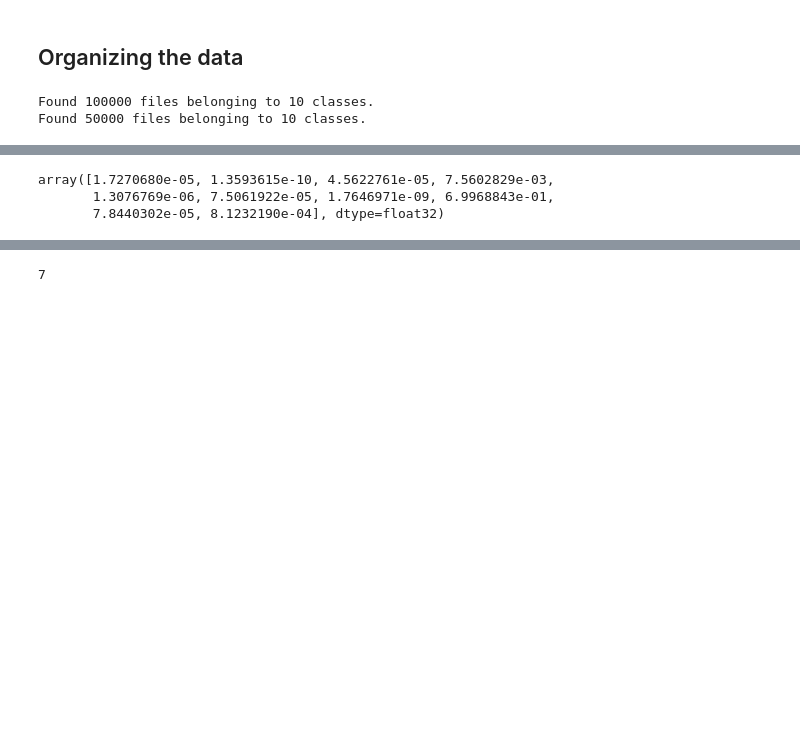
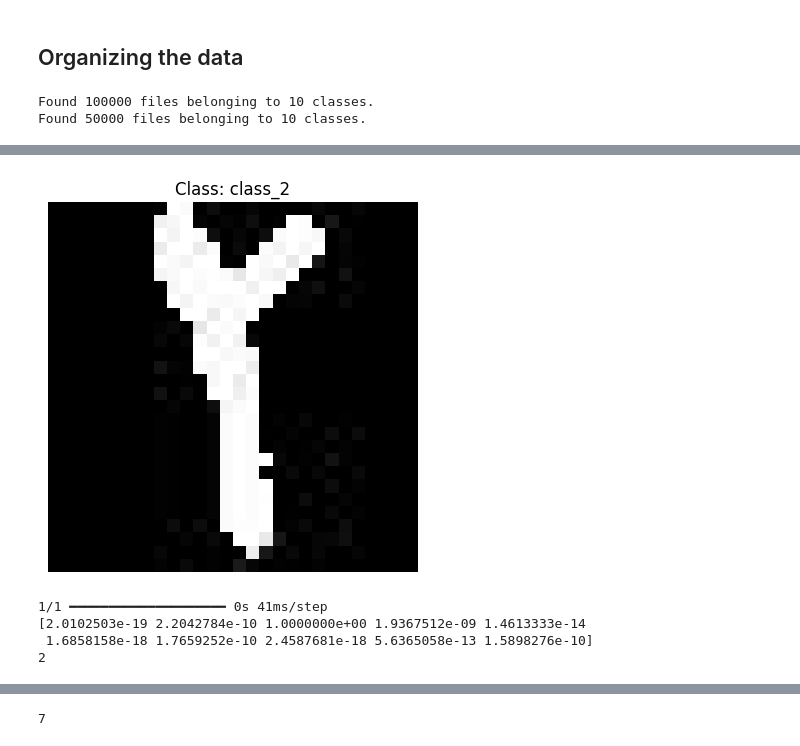
Before and after one commit to ssfatemi/DL-ML-Tutorial, a Jupyter notebook: DL-mini-projects/Persian_handwrited_digits_recognition/Persian_digits_recognition_neural_network.ipynb, the cells around one changed output, grey strips where cells are left out. Drawn from its saved outputs; the diff is of its cells as text; code cells hidden in the pictures; blank space fills up the shorter version.

```diff
--- a/DL-mini-projects/Persian_handwrited_digits_recognition/Persian_digits_recognition_neural_network.ipynb
+++ b/DL-mini-projects/Persian_handwrited_digits_recognition/Persian_digits_recognition_neural_network.ipynb
@@ -173,0 +121,8 @@ Epoch 5/5
+# %%
+for images, labels in train_ds_n.take(1):
+    #plt.imshow(images[0].numpy().astype("uint8"))
+    #plt.title(f"Class: {train_ds.class_names[labels[0]]}")
+    #plt.axis('off')
+    ##plt.show()
+    pass
+print(images[2])
@@ -173,0 +149,21 @@ Epoch 5/5
+# %%
+# Define the model
+model = tf.keras.Sequential([
+    tf.keras.layers.Conv2D(16, 3, activation='relu', input_shape=(28, 28, 3)),
+    tf.keras.layers.MaxPooling2D(),
+    tf.keras.layers.Conv2D(8, 3, activation='relu'),
+    tf.keras.layers.MaxPooling2D(),
+    tf.keras.layers.Flatten(),
+    tf.keras.layers.Dense(128, activation='relu'),
+    tf.keras.layers.Dense(10, activation='softmax')  # Adjust output units for your number of classes
+])
+
+# Compile the model
+model.compile(
+    optimizer='adam',
+    loss='sparse_categorical_crossentropy',
+    metrics=['accuracy']
+)
+
+# Train the model
+model.fit(train_ds, validation_data=test_ds, epochs=10)
@@ -179,7 +217,20 @@ model.evaluate(X_test_flattened, y_test)
-# %%
-y_predicted = model.predict(X_test_flattened)
-y_predicted[0]
-# %% [output]
-array([1.7270680e-05, 1.3593615e-10, 4.5622761e-05, 7.5602829e-03,
-       1.3076769e-06, 7.5061922e-05, 1.7646971e-09, 6.9968843e-01,
-       7.8440302e-05, 8.1232190e-04], dtype=float32)
+# %%
+for images, labels in test_ds.take(1):
+    plt.imshow(images[0].numpy().astype("uint8"))
+    plt.title(f"Class: {train_ds.class_names[labels[0]]}")
+    plt.axis('off')
+    plt.show()
+    pass
+
+test_sample = tf.expand_dims(images[0], 0)
+test_sample.shape
+
+y_predicted = model.predict(test_sample)
+print(y_predicted[0])
+print(np.argmax(y_predicted[0]))
+# %% [output]
+[figure, added]
+1/1 ━━━━━━━━━━━━━━━━━━━━ 0s 41ms/step
+[2.0102503e-19 2.2042784e-10 1.0000000e+00 1.9367512e-09 1.4613333e-14
+ 1.6858158e-18 1.7659252e-10 2.4587681e-18 5.6365058e-13 1.5898276e-10]
+2
```
Also changed, not shown: parts of 36 cells of this notebook.
